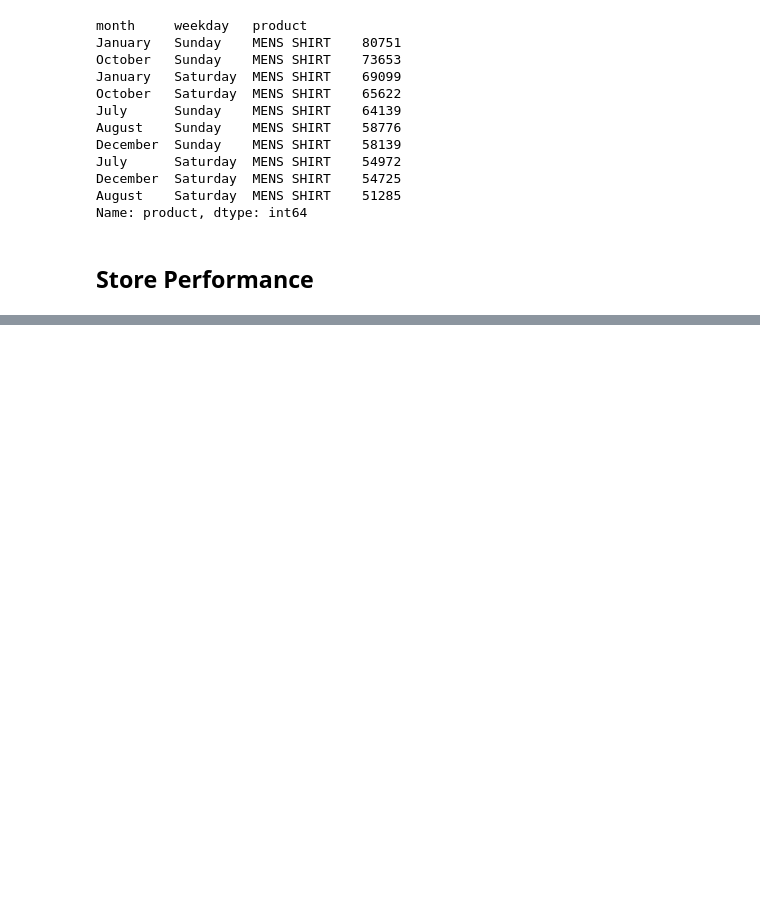
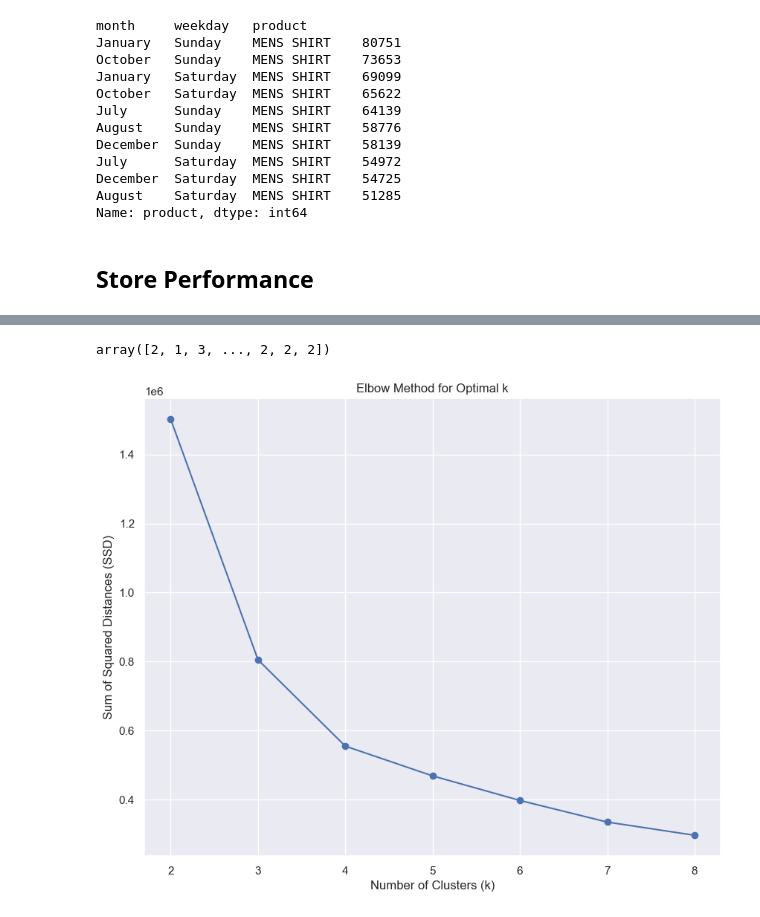
Before and after one commit to MORYKINGS/Prethesis, a Jupyter notebook: Prethesis.ipynb, the cells around one changed output, grey strips where cells are left out. Cells and saved outputs as stored; diff of their text form; code cells hidden in the pictures; blank space fills up the shorter version.

```diff
--- a/Prethesis.ipynb
+++ b/Prethesis.ipynb
@@ -616,0 +789,6 @@ ModuleNotFoundError: No module named 'mlxtend'
+# %%
+# Assign column names to the scaled RFM DataFrame
+rfm_df_scaled = pd.DataFrame(rfm_df_scaled, columns=['monetary_value', 'frequency', 'recency'])
+
+# Display the first 5 rows
+print(rfm_df_scaled.head().to_markdown(index=False, numalign="left", stralign="left"))
@@ -616,0 +805,6 @@ ModuleNotFoundError: No module named 'mlxtend'
+# %%
+from sklearn.cluster import KMeans
+
+# Apply K-means clustering with k = 4
+kmeans = KMeans(n_clusters=4, max_iter=50, random_state=42, verbose=1)
+rfm['cluster'] = kmeans.fit_predict(rfm_df_scaled)
@@ -616,0 +819,25 @@ ModuleNotFoundError: No module named 'mlxtend'
+# %%
+kmeans.labels_
+# %% [output]
+array([2, 1, 3, ..., 2, 2, 2])
+# %%
+from sklearn.cluster import KMeans
+import matplotlib.pyplot as plt
+
+# Elbow-curve/SSD
+ssd = []
+range_n_clusters = [2, 3, 4, 5, 6, 7, 8]
+for num_clusters in range_n_clusters:
+    kmeans = KMeans(n_clusters=num_clusters, max_iter=50, random_state=42)
+    kmeans.fit(rfm_df_scaled)
+    ssd.append(kmeans.inertia_)
+
+# plot the SSDs for each n_clusters
+plt.plot(range_n_clusters, ssd, marker='o')
+plt.title('Elbow Method for Optimal k')
+plt.xlabel('Number of Clusters (k)')
+plt.ylabel('Sum of Squared Distances (SSD)')
+plt.xticks(range_n_clusters)
+plt.show()
+# %% [output]
+[figure, added]
```
Also changed, not shown: parts of 26 cells of this notebook.
